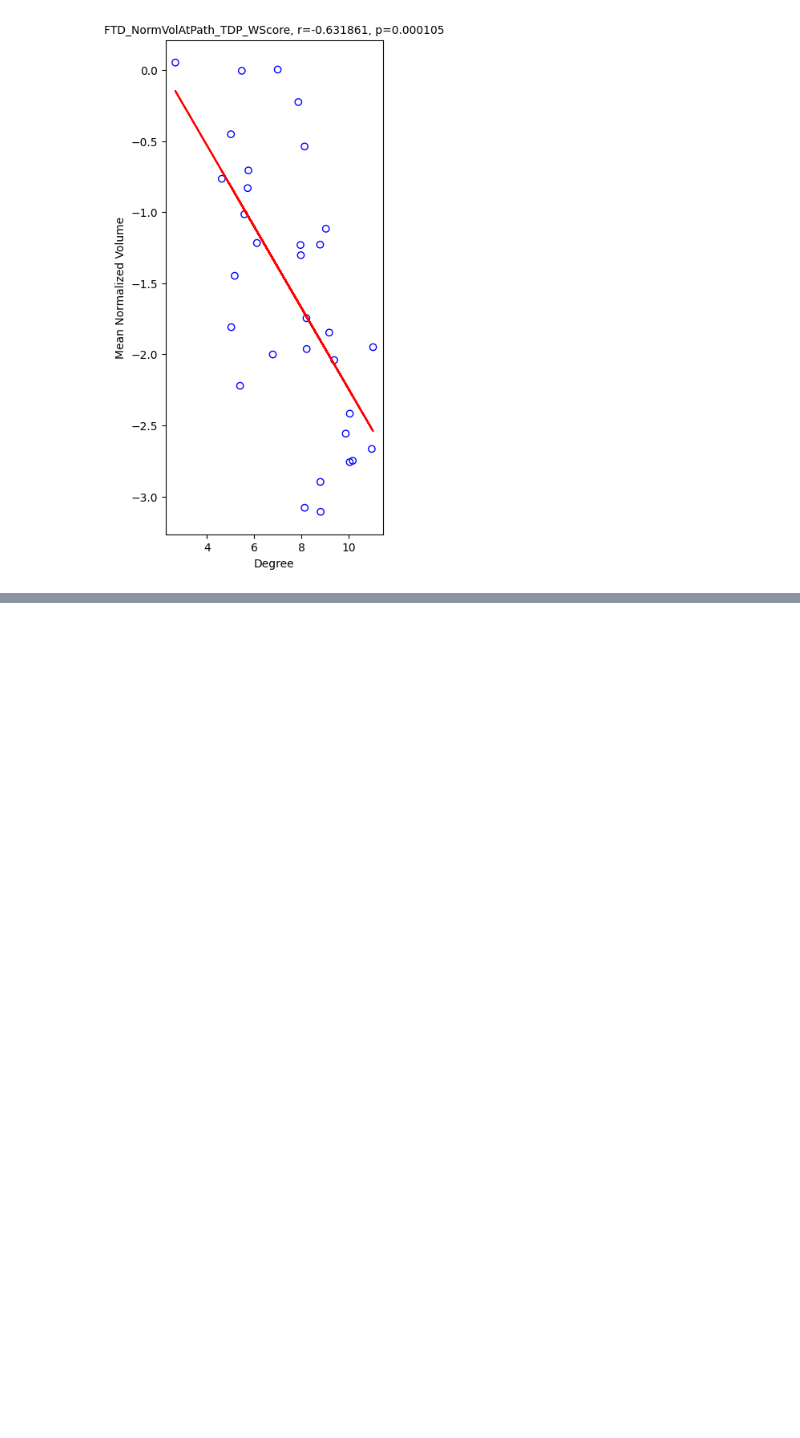
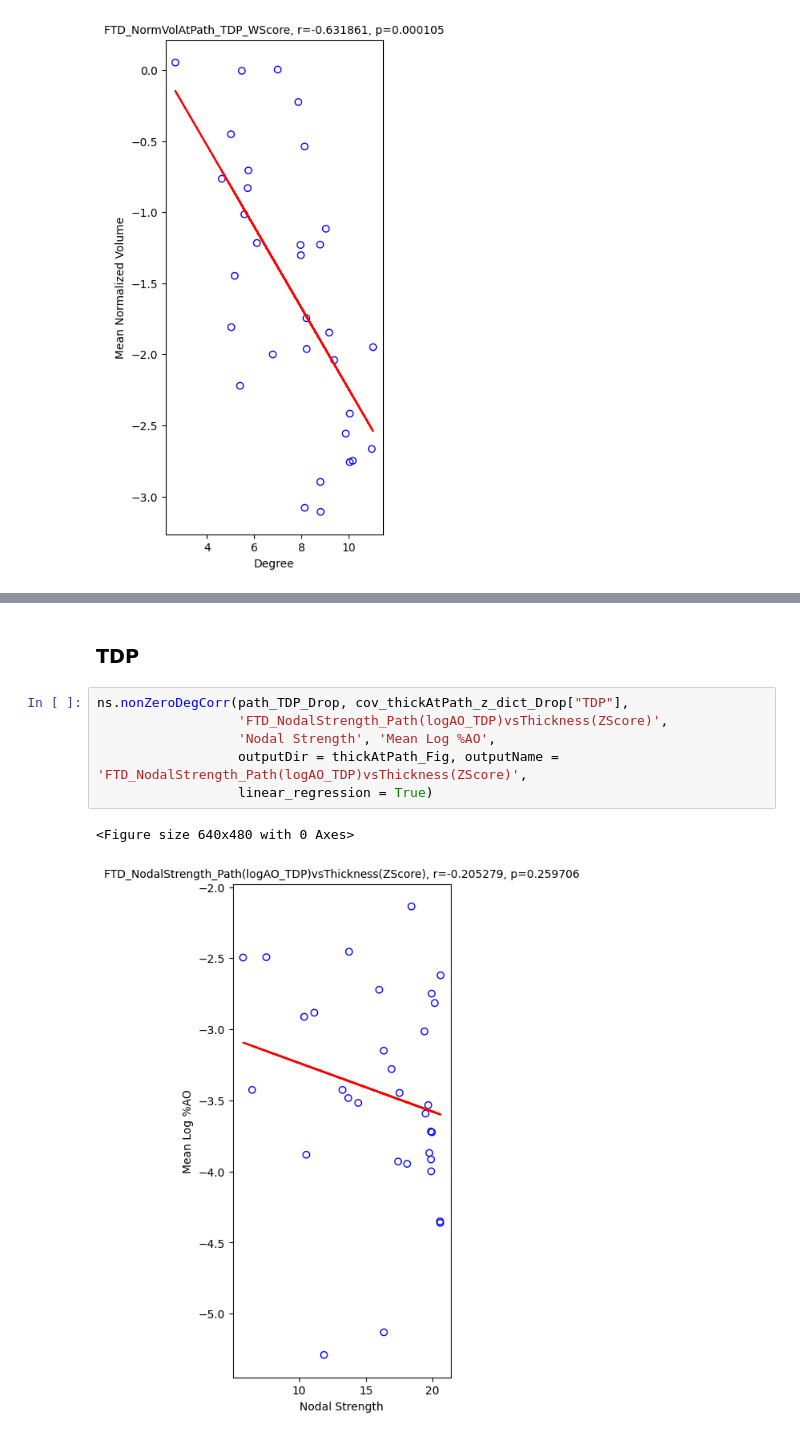
Before and after one commit to dontminchenit/mBIN, a Jupyter notebook: FTD_JupyterNotebook/Thickness_At_Pathology_Analysis/[6] Nodal Strength vs Thickness At Pathology.ipynb, the cells around one changed output, grey strips where cells are left out. Cells and saved outputs as stored; diff of their text form; blank space fills up the shorter version.

```diff
--- a/FTD_JupyterNotebook/Thickness_At_Pathology_Analysis/[6] Nodal Strength vs Thickness At Pathology.ipynb
+++ b/FTD_JupyterNotebook/Thickness_At_Pathology_Analysis/[6] Nodal Strength vs Thickness At Pathology.ipynb
@@ -360,0 +416,11 @@ ns.nonZeroDegCorr(TDPnormVolAtPath_w_Drop, cov_normVolAtPath_w_dict_Drop["TDP"],
+# %% [markdown]
+### TDP
+# %%
+ns.nonZeroDegCorr(path_TDP_Drop, cov_thickAtPath_z_dict_Drop["TDP"],
+                  'FTD_NodalStrength_Path(logAO_TDP)vsThickness(ZScore)',
+                  'Nodal Strength', 'Mean Log %AO',
+                  outputDir = thickAtPath_Fig, outputName = 'FTD_NodalStrength_Path(logAO_TDP)vsThickness(ZScore)',
+                  linear_regression = True)
+# %% [output]
+<Figure size 640x480 with 0 Axes>
+[figure, added]
```
Also changed, not shown: parts of 34 cells of this notebook, 41 other files.
